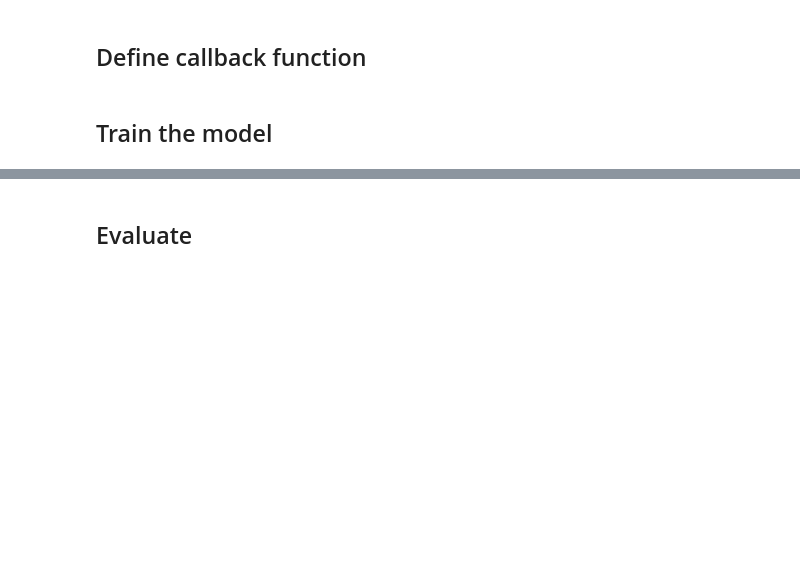
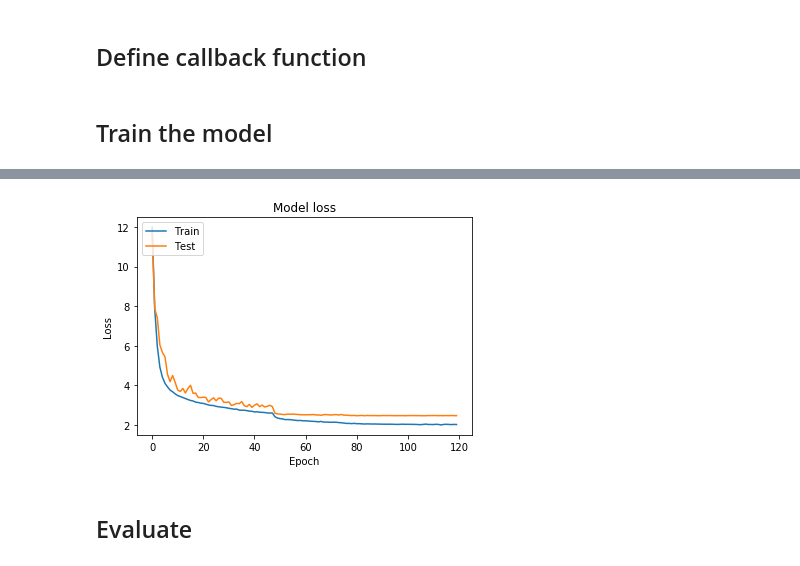
Before and after one commit to FelixCaae/RFBNet-Keras, a Jupyter notebook: rfbnet_mobile_300.ipynb, the cells around one changed output, grey strips where cells are left out. Saved outputs shown, nothing was run; the diff lists cells and outputs as text; code cells hidden in the pictures; blank space fills up the shorter version.

```diff
--- a/rfbnet_mobile_300.ipynb
+++ b/rfbnet_mobile_300.ipynb
@@ -153,13 +162,13 @@ debug_model.model_params_of_layer(model,16*9+4,len(model.layers),0,key = 'rfb_so
 # %%
 K.clear_session() # Clear previous models from memory.
 
-model_path = "saved_weights/rfblite_mn2_300_b_pascal_07+12_epoch-122_loss-2.1461_val_loss-2.6892.h5"
+model_path = "saved_weights/rfblite_d_mn2_300_pascal_07+12_epoch-100_loss-2.0293_val_loss-2.4651.h5"
 adam = optimizers.Adam(lr=0.001, beta_1=0.9, beta_2=0.999, epsilon=1e-08, decay=0.0)
 ssd_loss = SSDLoss(neg_pos_ratio=3,alpha=1.0)
 
-# model.load_weights(model_path)
+model.load_weights(model_path)
 # model = multi_gpu_model(model,gpus=2) #Comment it if don`t use multi_gpu
-model = load_model(model_path,custom_objects={'loss': ssd_loss.loss,'class_loss':ssd_loss.class_loss,'loc_loss':ssd_loss.loc_loss})
+# model = load_model(model_path,custom_objects={'loss': ssd_loss.loss,'class_loss':ssd_loss.class_loss,'loc_loss':ssd_loss.loc_loss})
 print("load model from",model_path)
 # %% [markdown]
 ### Speed Test(optional)
@@ -420,3 +521,9 @@ Epoch 1/120
+# %%
+import drawing
+reload(drawing)
+drawing.plot_history(history,"%s_pascal07+12.jpg"%model_name)
+# %% [output]
+[figure, added]
 # %% [markdown]
 ## Evaluate
 # %% [markdown]
```
Also changed, not shown: parts of 11 cells of this notebook, 6 other files.
